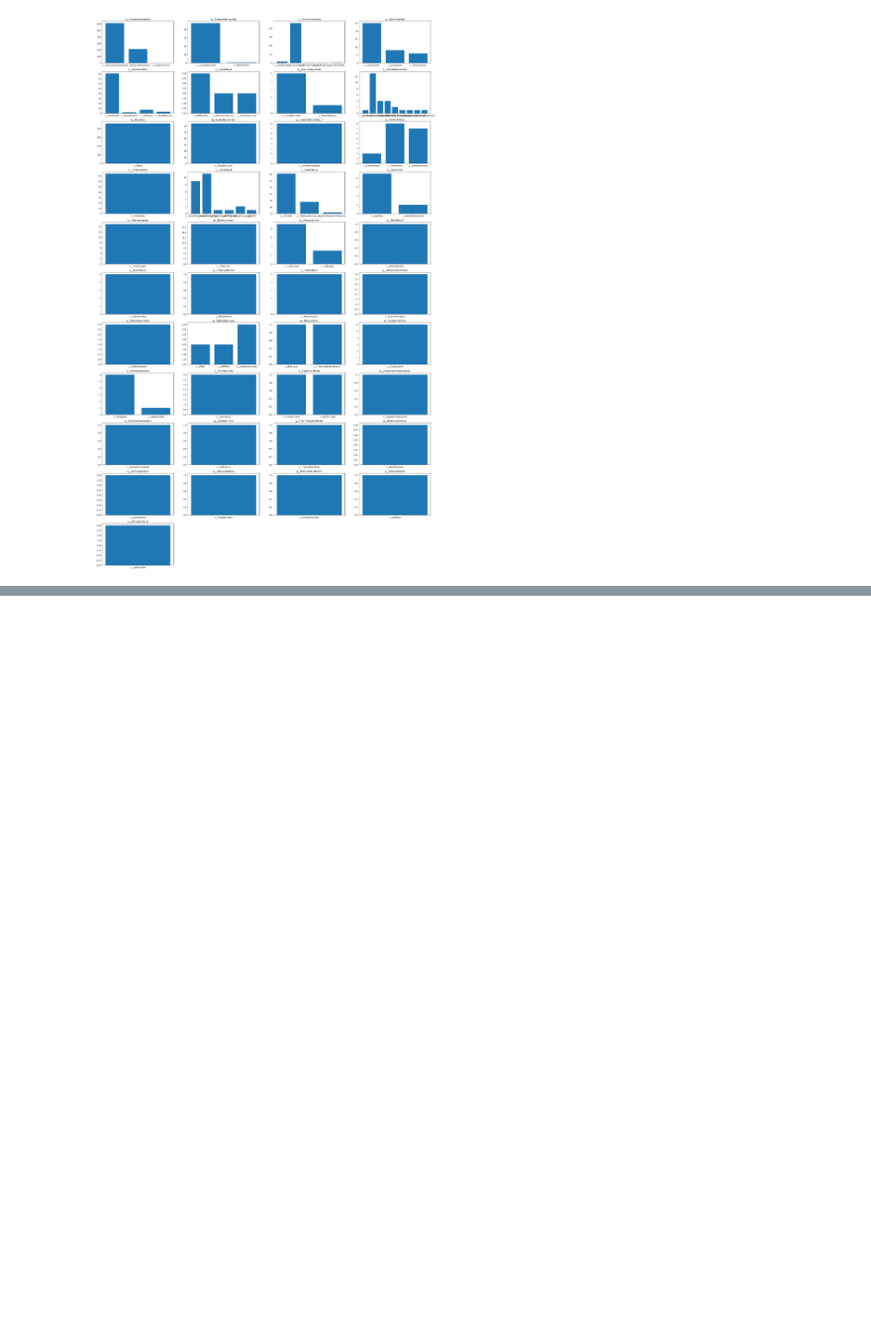
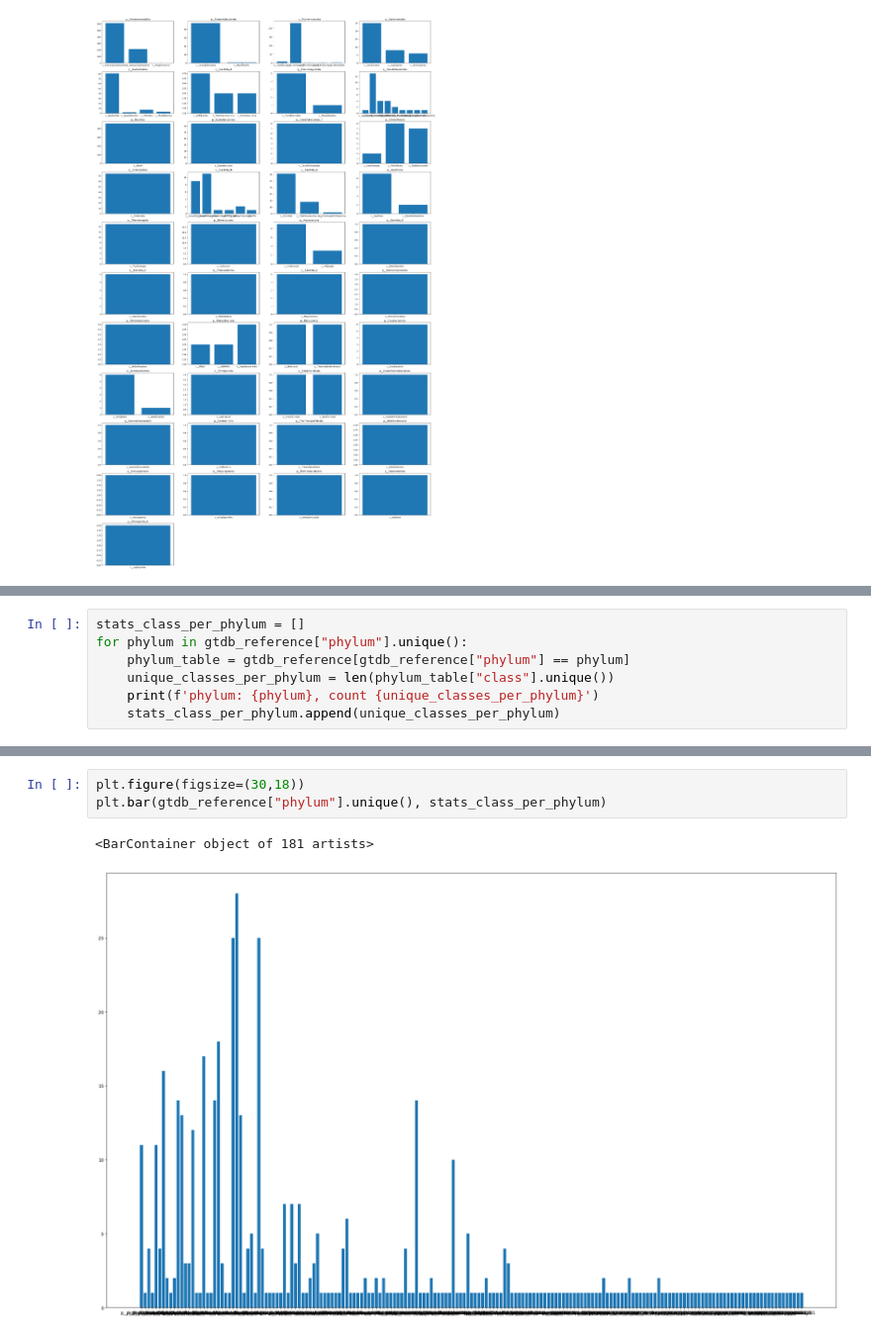
Before and after one commit to ratboitripleseven/NewGenes, a Jupyter notebook: taxonomy_NewGenes.ipynb, the cells around one changed output, grey strips where cells are left out. Shown at 99% size. Saved outputs shown, nothing was run; the diff lists cells and outputs as text; blank space fills up the shorter version.

```diff
--- a/taxonomy_NewGenes.ipynb
+++ b/taxonomy_NewGenes.ipynb
@@ -356,0 +421,7 @@ for i,phylum in enumerate(newgenes_GTDB_taxo["phylum"].unique()):
+# %%
+stats_class_per_phylum = []
+for phylum in gtdb_reference["phylum"].unique():
+    phylum_table = gtdb_reference[gtdb_reference["phylum"] == phylum]
+    unique_classes_per_phylum = len(phylum_table["class"].unique())
+    print(f'phylum: {phylum}, count {unique_classes_per_phylum}')
+    stats_class_per_phylum.append(unique_classes_per_phylum)
@@ -356,0 +446,6 @@ for i,phylum in enumerate(newgenes_GTDB_taxo["phylum"].unique()):
+# %%
+plt.figure(figsize=(30,18))
+plt.bar(gtdb_reference["phylum"].unique(), stats_class_per_phylum)
+# %% [output]
+<BarContainer object of 181 artists>
+[figure, added]
```
Also changed, not shown: parts of 9 cells of this notebook, 3 other files.
